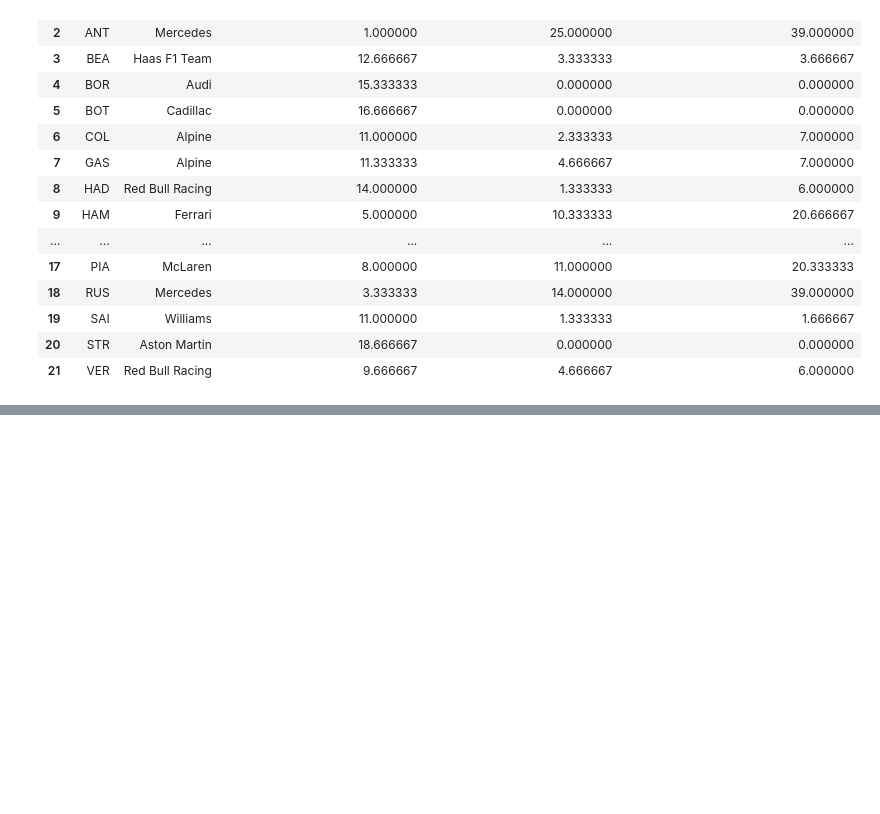
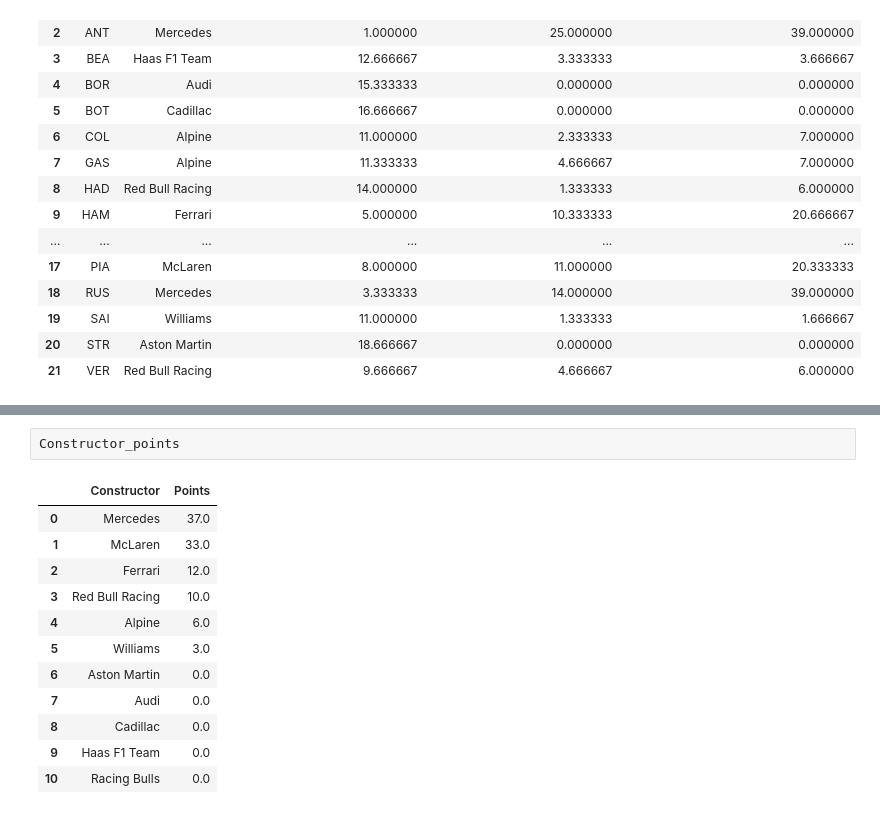
Before and after one commit to SatyamKumar457/F1-2026-Prediction, a Jupyter notebook: Experiments/DataExtractionV3.ipynb, the cells around one changed output, grey strips where cells are left out. Saved outputs shown, nothing was run; the diff lists cells and outputs as text; blank space fills up the shorter version.

```diff
--- a/Experiments/DataExtractionV3.ipynb
+++ b/Experiments/DataExtractionV3.ipynb
@@ -245,0 +312,15 @@ final_driver_form
+# %%
+Constructor_points
+# %% [output]
+|  | Constructor | Points |
+| 0 | Mercedes | 37.0 |
+| 1 | McLaren | 33.0 |
+| 2 | Ferrari | 12.0 |
+| 3 | Red Bull Racing | 10.0 |
+| 4 | Alpine | 6.0 |
+| 5 | Williams | 3.0 |
+| 6 | Aston Martin | 0.0 |
+| 7 | Audi | 0.0 |
+| 8 | Cadillac | 0.0 |
+| 9 | Haas F1 Team | 0.0 |
+| 10 | Racing Bulls | 0.0 |
```
Also changed, not shown: parts of 5 cells of this notebook.
